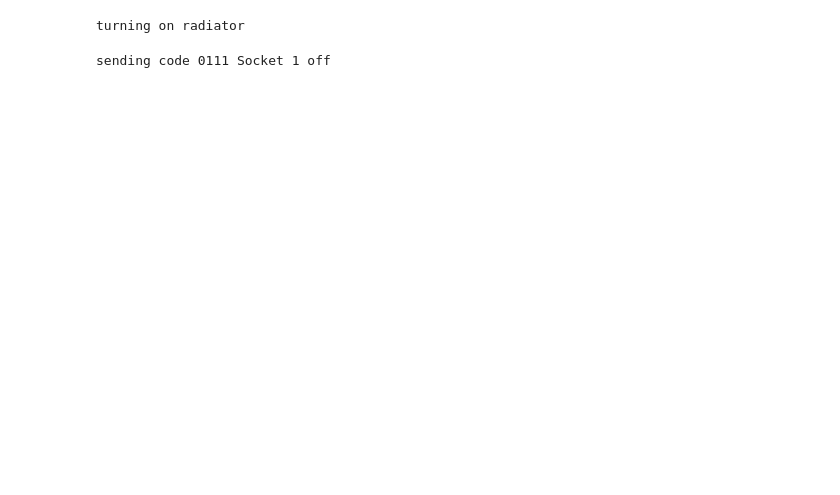
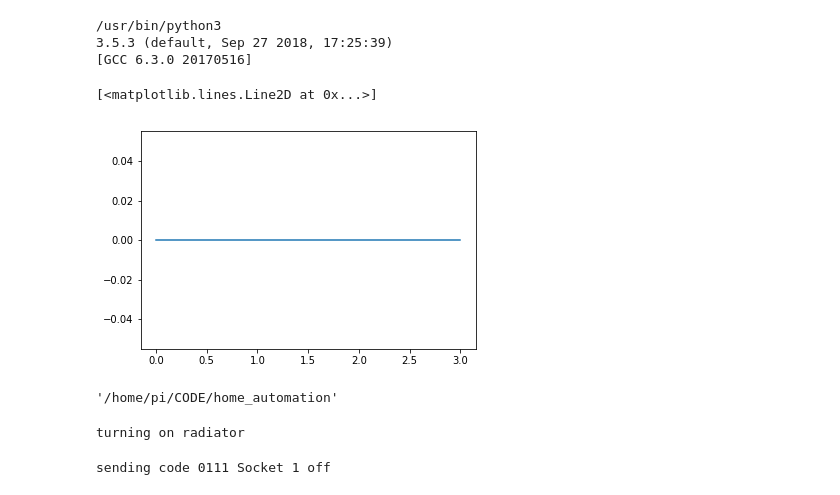
Before and after one commit to EdwardBurgin/home_automation, a Jupyter notebook: home_notebook.ipynb, the cells around one changed output. Saved outputs shown, nothing was run; the diff lists cells and outputs as text; code cells hidden in the pictures; blank space fills up the shorter version.

```diff
--- a/home_notebook.ipynb
+++ b/home_notebook.ipynb
@@ -0,0 +1,8 @@
+# %%
+import sys
+print(sys.executable)
+print(sys.version)
+# %% [output]
+/usr/bin/python3
+3.5.3 (default, Sep 27 2018, 17:25:39)
+[GCC 6.3.0 20170516]
@@ -1,3 +14,14 @@
+# %%
+plt.plot([0,0,0,0])
+# %% [output]
+[<matplotlib.lines.Line2D at 0x...>]
+[figure, added]
+# %%
+import matplotlib.pyplot as plt
+import os
+os.getcwd()
+# %% [output]
+'/home/pi/CODE/home_automation'
 # %%
 import RPi.GPIO as GPIO
 import time
```
Also changed, not shown: parts of 15 cells of this notebook, 1 other file.
